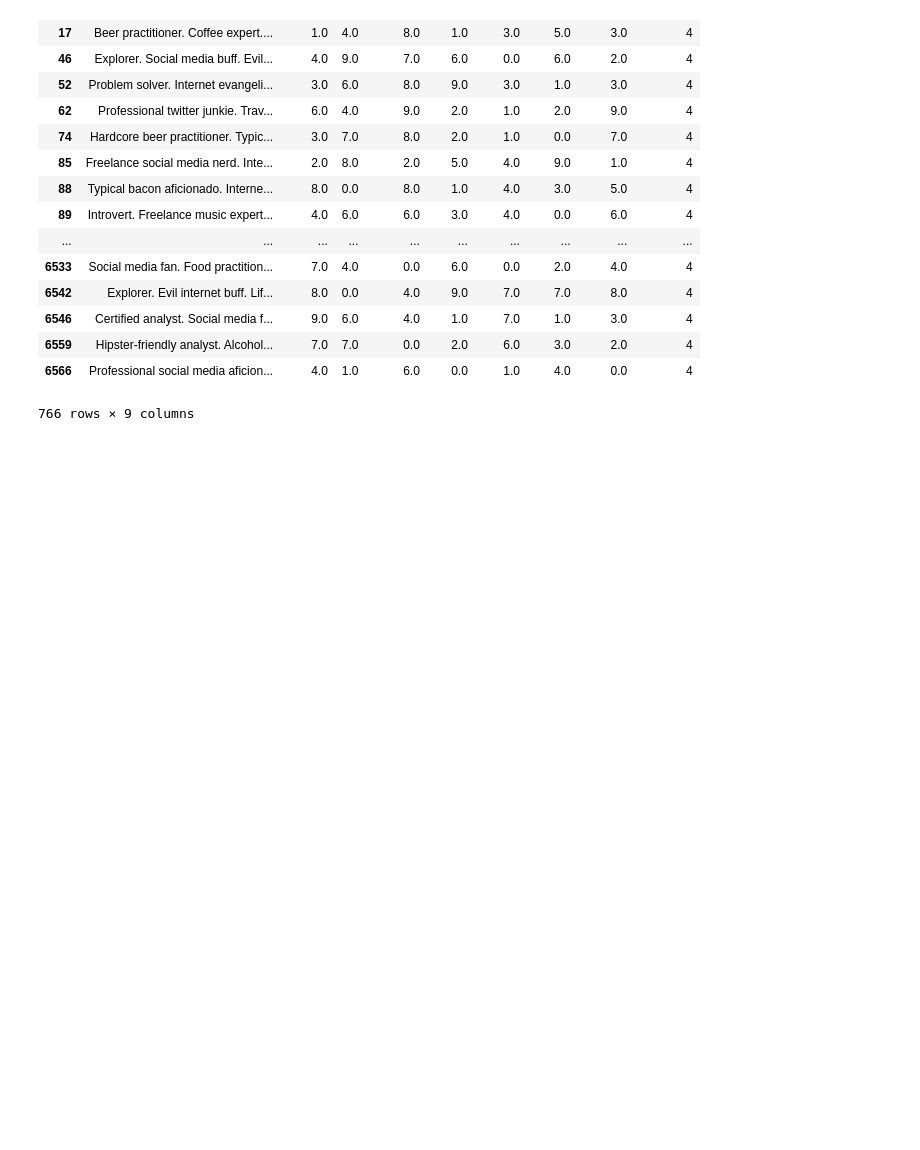
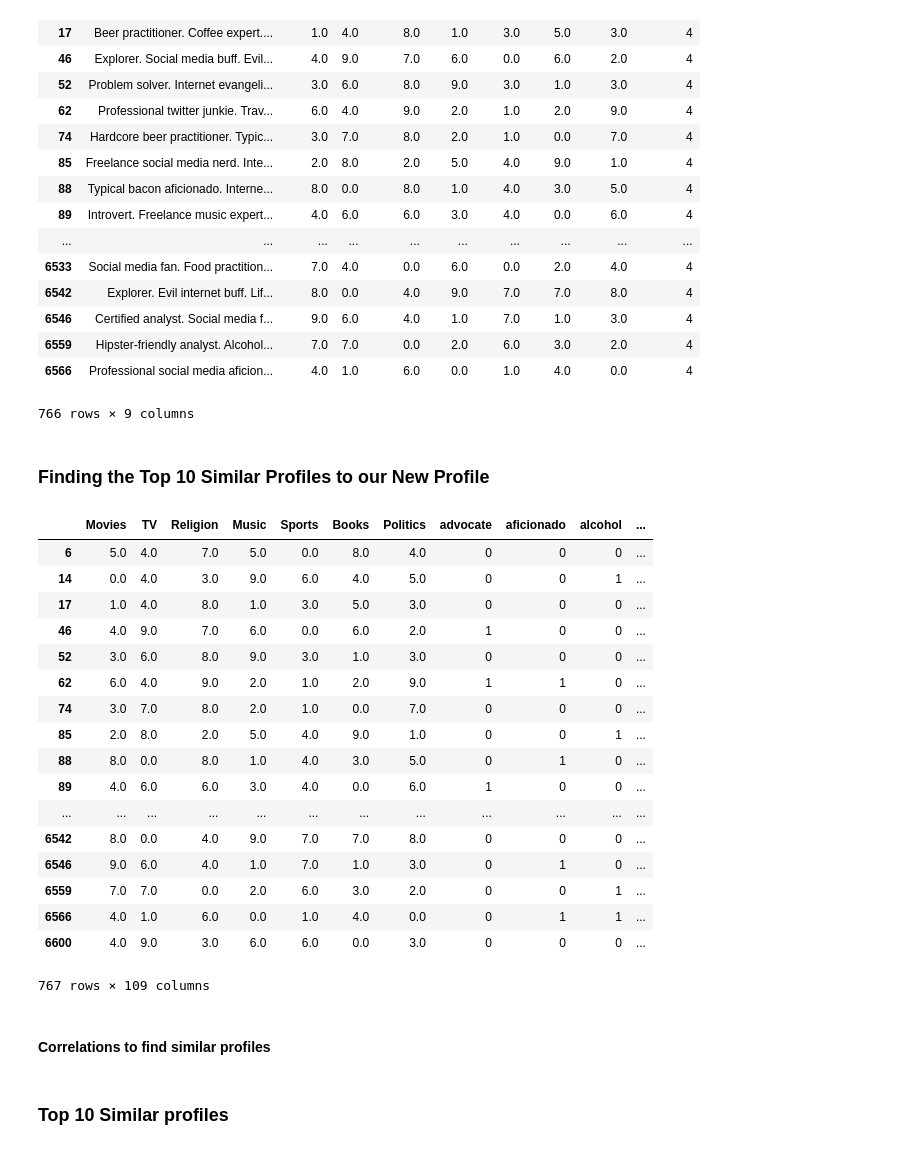
Before and after one commit to marcosan93/AI-Matchmaker, a Jupyter notebook: Adding-New-Dating-Profile.ipynb, the cells around one changed output. Drawn from its saved outputs; the diff is of its cells as text; code cells hidden in the pictures; blank space fills up the shorter version.

Commit message:
concluded both clustering and classification

```diff
--- a/Adding-New-Dating-Profile.ipynb
+++ b/Adding-New-Dating-Profile.ipynb
@@ -490,3 +493,40 @@ des_cluster
 | 6559 | Hipster-friendly analyst. Alcohol... | 7.0 | 7.0 | 0.0 | 2.0 | 6.0 | 3.0 | 2.0 | 4 |
 | 6566 | Professional social media aficion... | 4.0 | 1.0 | 6.0 | 0.0 | 1.0 | 4.0 | 0.0 | 4 |
 766 rows × 9 columns
+# %% [markdown]
+### Finding the Top 10 Similar Profiles to our New Profile
+# %%
+# Appending the new profile data
+des_cluster = des_cluster.append(new_profile, sort=False)
+
+# Fitting the vectorizer to the Bios
+cluster_x = vectorizer.fit_transform(des_cluster['Bios'])
+
+# Creating a new DF that contains the vectorized words
+cluster_v = pd.DataFrame(cluster_x.toarray(), index=des_cluster.index, columns=vectorizer.get_feature_names())
+
+# Joining the Vectorized DF to the previous DF and dropping columns
+des_cluster = des_cluster.join(cluster_v).drop(['Bios', 'Cluster #'], axis=1)
+
+des_cluster
+# %% [output]
+|  | Movies | TV | Religion | Music | Sports | Books | Politics | advocate | aficionado | alcohol | ... |
+| 6 | 5.0 | 4.0 | 7.0 | 5.0 | 0.0 | 8.0 | 4.0 | 0 | 0 | 0 | ... |
+| 14 | 0.0 | 4.0 | 3.0 | 9.0 | 6.0 | 4.0 | 5.0 | 0 | 0 | 1 | ... |
+| 17 | 1.0 | 4.0 | 8.0 | 1.0 | 3.0 | 5.0 | 3.0 | 0 | 0 | 0 | ... |
+| 46 | 4.0 | 9.0 | 7.0 | 6.0 | 0.0 | 6.0 | 2.0 | 1 | 0 | 0 | ... |
+| 52 | 3.0 | 6.0 | 8.0 | 9.0 | 3.0 | 1.0 | 3.0 | 0 | 0 | 0 | ... |
+| 62 | 6.0 | 4.0 | 9.0 | 2.0 | 1.0 | 2.0 | 9.0 | 1 | 1 | 0 | ... |
+| 74 | 3.0 | 7.0 | 8.0 | 2.0 | 1.0 | 0.0 | 7.0 | 0 | 0 | 0 | ... |
+| 85 | 2.0 | 8.0 | 2.0 | 5.0 | 4.0 | 9.0 | 1.0 | 0 | 0 | 1 | ... |
+| 88 | 8.0 | 0.0 | 8.0 | 1.0 | 4.0 | 3.0 | 5.0 | 0 | 1 | 0 | ... |
+| 89 | 4.0 | 6.0 | 6.0 | 3.0 | 4.0 | 0.0 | 6.0 | 1 | 0 | 0 | ... |
+| ... | ... | ... | ... | ... | ... | ... | ... | ... | ... | ... | ... |
+| 6542 | 8.0 | 0.0 | 4.0 | 9.0 | 7.0 | 7.0 | 8.0 | 0 | 0 | 0 | ... |
+| 6546 | 9.0 | 6.0 | 4.0 | 1.0 | 7.0 | 1.0 | 3.0 | 0 | 1 | 0 | ... |
+| 6559 | 7.0 | 7.0 | 0.0 | 2.0 | 6.0 | 3.0 | 2.0 | 0 | 0 | 1 | ... |
+| 6566 | 4.0 | 1.0 | 6.0 | 0.0 | 1.0 | 4.0 | 0.0 | 0 | 1 | 1 | ... |
+| 6600 | 4.0 | 9.0 | 3.0 | 6.0 | 6.0 | 0.0 | 3.0 | 0 | 0 | 0 | ... |
+767 rows × 109 columns
+# %% [markdown]
+#### Correlations to find similar profiles
@@ -492,0 +542,2 @@ des_cluster
+# %% [markdown]
+### Top 10 Similar profiles
```
Also changed, not shown: parts of 5 cells of this notebook.
